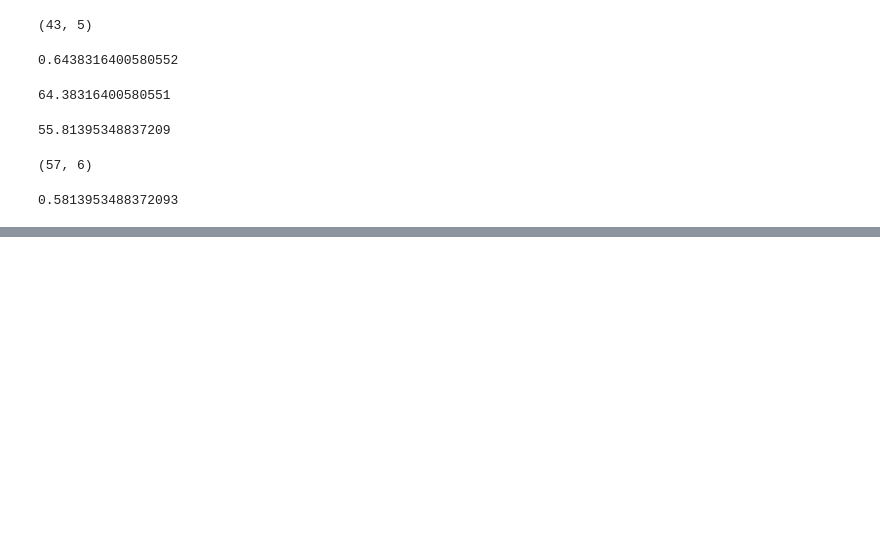
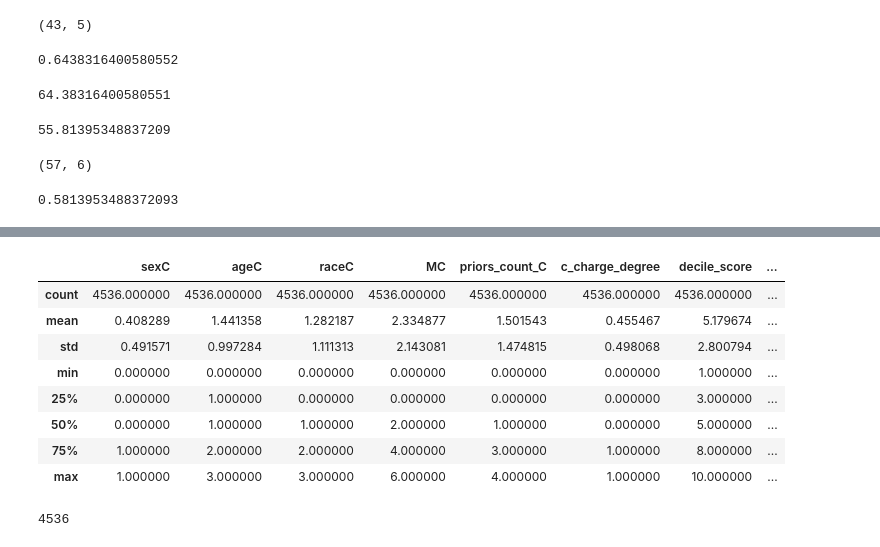
Before and after one commit to JinyangLi01/UnfairlyTreatedGroupDetection, a Jupyter notebook: Coding/DataPreprocessing/CompasDataset_0.ipynb, the cells around one changed output, grey strips where cells are left out. Drawn from its saved outputs; the diff is of its cells as text; code cells hidden in the pictures; blank space fills up the shorter version.

```diff
--- a/Coding/DataPreprocessing/CompasDataset_0.ipynb
+++ b/Coding/DataPreprocessing/CompasDataset_0.ipynb
@@ -407,0 +474,20 @@ accuracy_score(y_HF_test, clf.predict(X_HF_test))
+# %%
+X_test_res['pred'] = X_test.apply(lambda x: clf.predict([x.to_list()]), axis=1)
+# %%
+mis_class=X_test_res.loc[X_test_res['act']!=X_test_res['pred']]
+# %%
+mis_class.describe()
+# %% [output]
+|  | sexC | ageC | raceC | MC | priors_count_C | c_charge_degree | decile_score | ... |
+| count | 4536.000000 | 4536.000000 | 4536.000000 | 4536.000000 | 4536.000000 | 4536.000000 | 4536.000000 | ... |
+| mean | 0.408289 | 1.441358 | 1.282187 | 2.334877 | 1.501543 | 0.455467 | 5.179674 | ... |
+| std | 0.491571 | 0.997284 | 1.111313 | 2.143081 | 1.474815 | 0.498068 | 2.800794 | ... |
+| min | 0.000000 | 0.000000 | 0.000000 | 0.000000 | 0.000000 | 0.000000 | 1.000000 | ... |
+| 25% | 0.000000 | 1.000000 | 0.000000 | 0.000000 | 0.000000 | 0.000000 | 3.000000 | ... |
+| 50% | 0.000000 | 1.000000 | 1.000000 | 2.000000 | 1.000000 | 0.000000 | 5.000000 | ... |
+| 75% | 1.000000 | 2.000000 | 2.000000 | 4.000000 | 3.000000 | 1.000000 | 8.000000 | ... |
+| max | 1.000000 | 3.000000 | 3.000000 | 6.000000 | 4.000000 | 1.000000 | 10.000000 | ... |
+# %%
+len(mis_class)
+# %% [output]
+4536
```
Also changed, not shown: parts of 20 cells of this notebook, 45 other files.
